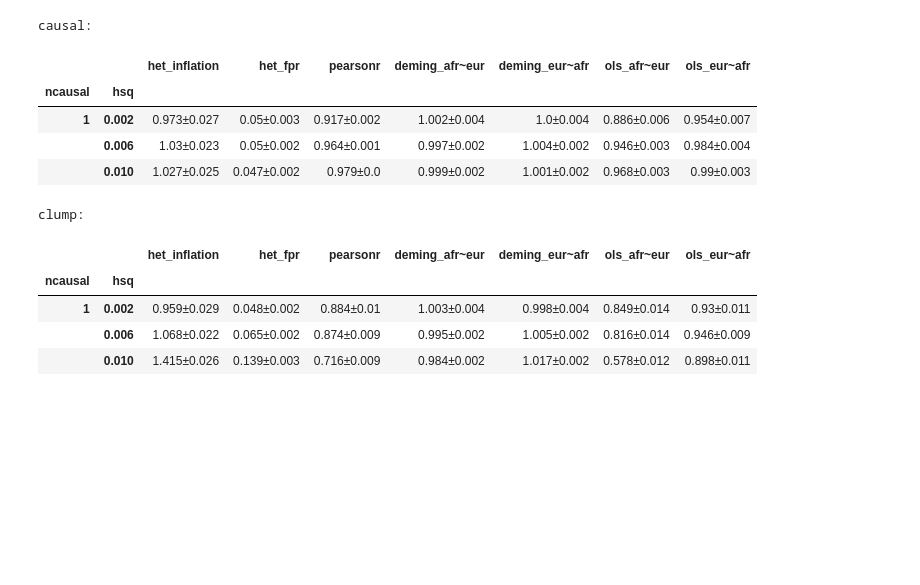
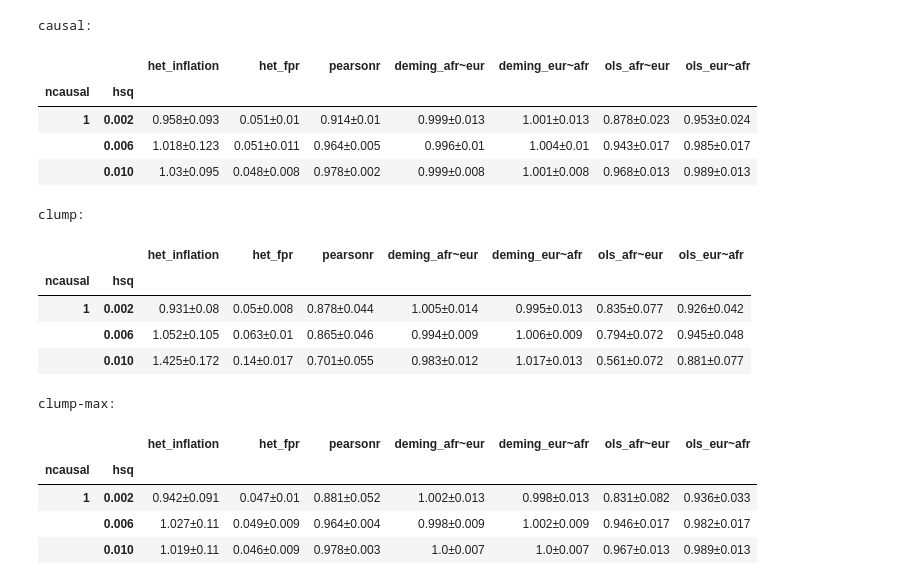
Before and after one commit to KangchengHou/admix-genet-cor, a Jupyter notebook: experiments/02-region-locus-simulate/03-plot.ipynb, the cells around one changed output. Cells and saved outputs as stored; diff of their text form; code cells hidden in the pictures; blank space fills up the shorter version.

```diff
--- a/experiments/02-region-locus-simulate/03-plot.ipynb
+++ b/experiments/02-region-locus-simulate/03-plot.ipynb
@@ -144,25 +222,57 @@ for group in ["causal", "clump"]:
-# %%
-for group in ["causal", "clump"]:
-    print(group + ":")
-    df_plot_mean, df_plot_sem = dict_df_plot[group]
-    display(
-        df_plot_mean.set_index(["ncausal", "hsq"]).round(3).astype(str)
-        + "±"
-        + df_plot_sem.set_index(["ncausal", "hsq"]).round(3).astype(str)
-    )
-# %% [output]
-causal:
-|  |  | het_inflation | het_fpr | pearsonr | deming_afr~eur | deming_eur~afr | ols_afr~eur | ols_eur~afr |
-| ncausal | hsq |  |  |  |  |  |  |  |
-| 1 | 0.002 | 0.973±0.027 | 0.05±0.003 | 0.917±0.002 | 1.002±0.004 | 1.0±0.004 | 0.886±0.006 | 0.954±0.007 |
-|  | 0.006 | 1.03±0.023 | 0.05±0.002 | 0.964±0.001 | 0.997±0.002 | 1.004±0.002 | 0.946±0.003 | 0.984±0.004 |
-|  | 0.010 | 1.027±0.025 | 0.047±0.002 | 0.979±0.0 | 0.999±0.002 | 1.001±0.002 | 0.968±0.003 | 0.99±0.003 |
-clump:
-|  |  | het_inflation | het_fpr | pearsonr | deming_afr~eur | deming_eur~afr | ols_afr~eur | ols_eur~afr |
-| ncausal | hsq |  |  |  |  |  |  |  |
-| 1 | 0.002 | 0.959±0.029 | 0.048±0.002 | 0.884±0.01 | 1.003±0.004 | 0.998±0.004 | 0.849±0.014 | 0.93±0.011 |
-|  | 0.006 | 1.068±0.022 | 0.065±0.002 | 0.874±0.009 | 0.995±0.002 | 1.005±0.002 | 0.816±0.014 | 0.946±0.009 |
-|  | 0.010 | 1.415±0.026 | 0.139±0.003 | 0.716±0.009 | 0.984±0.002 | 1.017±0.002 | 0.578±0.012 | 0.898±0.011 |
+# %%
+n_bootstrap = 99
+sample_size = 500
+
+np.random.seed(1234)
+
+dict_df_plot = {}
+
+for group in ["causal", "clump", "clump-max"]:
+    df_plot = []
+    for i in tqdm(range(n_bootstrap)):
+        df_plot.append(
+            summarize_res(
+                dict_df_res[group]
+                .groupby(["ncausal", "hsq"])
+                .sample(n=sample_size)
+                .groupby(["ncausal", "hsq"])
+            ).set_index(["ncausal", "hsq"])
+        )
+    df_plot_mean = pd.DataFrame(
+        np.mean(df_plot, axis=0), index=df_plot[0].index, columns=df_plot[0].columns
+    ).reset_index()
+    df_plot_se = pd.DataFrame(
+        np.std(df_plot, axis=0), index=df_plot[0].index, columns=df_plot[0].columns
+    ).reset_index()
+    dict_df_plot[group] = (df_plot_mean, df_plot_se)
+# %%
+for group in ["causal", "clump", "clump-max"]:
+    print(group + ":")
+    df_plot_mean, df_plot_se = dict_df_plot[group]
+    display(
+        df_plot_mean.set_index(["ncausal", "hsq"]).round(3).astype(str)
+        + "±"
+        + df_plot_se.set_index(["ncausal", "hsq"]).round(3).astype(str)
+    )
+# %% [output]
+causal:
+|  |  | het_inflation | het_fpr | pearsonr | deming_afr~eur | deming_eur~afr | ols_afr~eur | ols_eur~afr |
+| ncausal | hsq |  |  |  |  |  |  |  |
+| 1 | 0.002 | 0.958±0.093 | 0.051±0.01 | 0.914±0.01 | 0.999±0.013 | 1.001±0.013 | 0.878±0.023 | 0.953±0.024 |
+|  | 0.006 | 1.018±0.123 | 0.051±0.011 | 0.964±0.005 | 0.996±0.01 | 1.004±0.01 | 0.943±0.017 | 0.985±0.017 |
+|  | 0.010 | 1.03±0.095 | 0.048±0.008 | 0.978±0.002 | 0.999±0.008 | 1.001±0.008 | 0.968±0.013 | 0.989±0.013 |
+clump:
+|  |  | het_inflation | het_fpr | pearsonr | deming_afr~eur | deming_eur~afr | ols_afr~eur | ols_eur~afr |
+| ncausal | hsq |  |  |  |  |  |  |  |
+| 1 | 0.002 | 0.931±0.08 | 0.05±0.008 | 0.878±0.044 | 1.005±0.014 | 0.995±0.013 | 0.835±0.077 | 0.926±0.042 |
+|  | 0.006 | 1.052±0.105 | 0.063±0.01 | 0.865±0.046 | 0.994±0.009 | 1.006±0.009 | 0.794±0.072 | 0.945±0.048 |
+|  | 0.010 | 1.425±0.172 | 0.14±0.017 | 0.701±0.055 | 0.983±0.012 | 1.017±0.013 | 0.561±0.072 | 0.881±0.077 |
+clump-max:
+|  |  | het_inflation | het_fpr | pearsonr | deming_afr~eur | deming_eur~afr | ols_afr~eur | ols_eur~afr |
+| ncausal | hsq |  |  |  |  |  |  |  |
+| 1 | 0.002 | 0.942±0.091 | 0.047±0.01 | 0.881±0.052 | 1.002±0.013 | 0.998±0.013 | 0.831±0.082 | 0.936±0.033 |
+|  | 0.006 | 1.027±0.11 | 0.049±0.009 | 0.964±0.004 | 0.998±0.009 | 1.002±0.009 | 0.946±0.017 | 0.982±0.017 |
+|  | 0.010 | 1.019±0.11 | 0.046±0.009 | 0.978±0.003 | 1.0±0.007 | 1.0±0.007 | 0.967±0.013 | 0.989±0.013 |
 # %%
 y_var_list = [
     "het_fpr",
```
Also changed, not shown: parts of 12 cells of this notebook, 1 other file.
